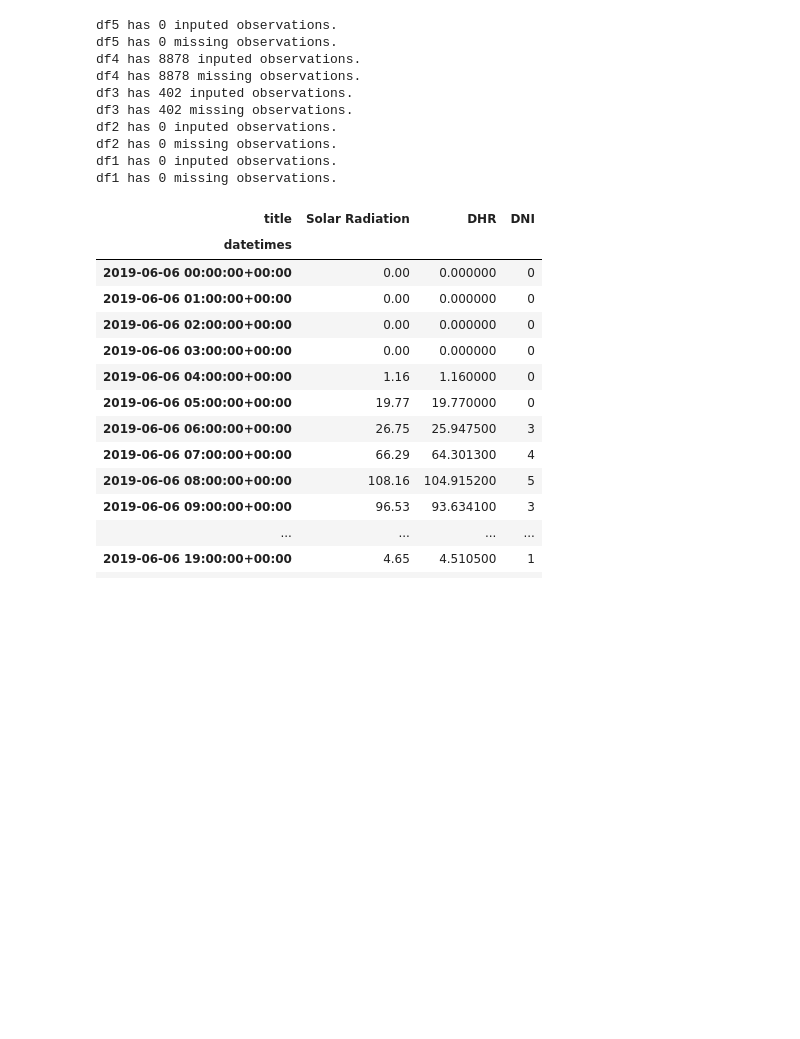
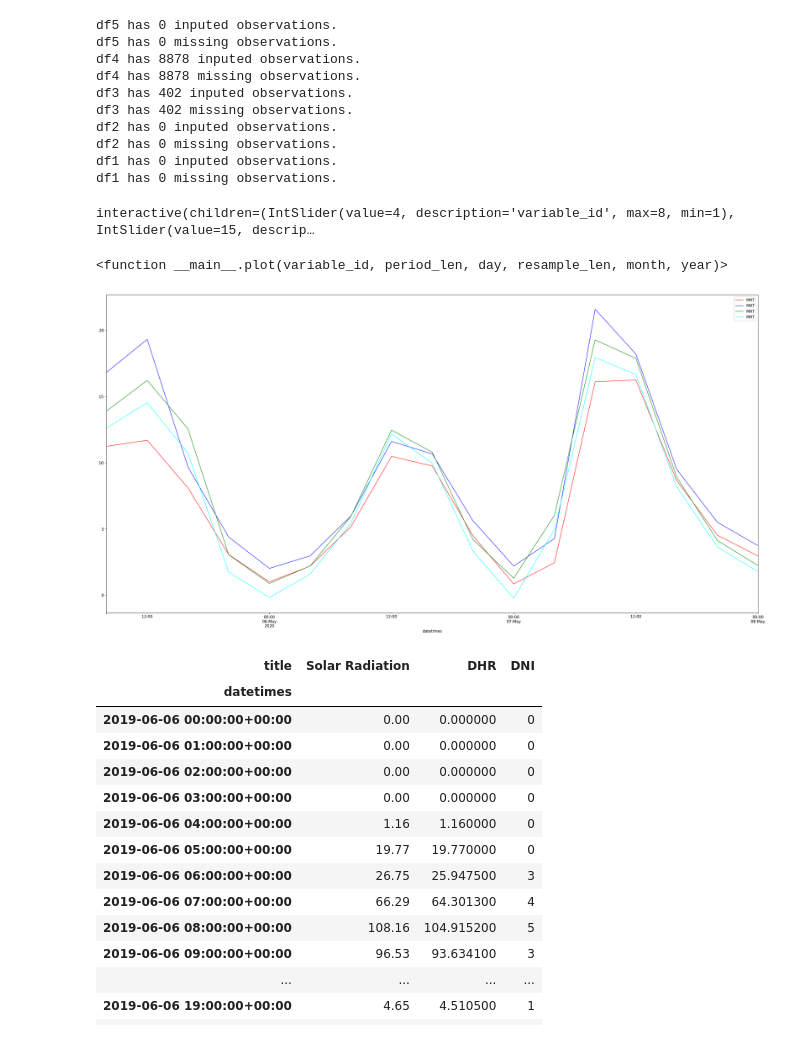
Before and after one commit to kastnerp/CampusMicroclimateAndWeather, a Jupyter notebook: ReadPlot.ipynb, the cells around one changed output. Cells and saved outputs as stored; diff of their text form; code cells hidden in the pictures; blank space fills up the shorter version.

```diff
--- a/ReadPlot.ipynb
+++ b/ReadPlot.ipynb
@@ -193,9 +193,9 @@ S5.to_csv("DL5_Game_Farm_Road_2.csv", index= None)
 # %%
 def plot(variable_id, period_len, day, resample_len, month, year):
 
-    start_time = str(year) + '-' + str(month) + '-' + str(day) + ' 11:00:00+00:00'
-    end_time = str(year) + '-' + str(month) + '-' + str(day + period_len ) + ' 04:00:00+00:00'
-    utc = timezone('UTC')
+    start_time = str(year) + '-' + str(month) + '-' + str(day) + ' 11:00:00'
+    end_time = str(year) + '-' + str(month) + '-' + str(day + period_len ) + ' 04:00:00'
+
 
     df1_ = df1.loc[start_time:end_time]
     df2_ = df2.loc[start_time:end_time]
@@ -361,33 +361,37 @@ def plot(variable_id, period_len, day, resample_len, month, year):
     # Labels
     plt.ylabel(variable, fontname="Consolas", fontsize=26)
     plt.xlabel("Time", fontname="Consolas", fontsize=26)
 
     # Title
     ax.set_title(str(
         start_time.split(' ')[0] + " "
         'to'
         " " + end_time.split(' ')[0] + " " + variable),
                  fontname="Consolas",
                  fontsize=28)
 
 
 # Variable to plot
 # 1 = "MRT °C"
 # 2 = "Temp °C"
 # 3 = "RH"
 # 4 = "Solar Radiation"
 # 5 = "Wind Speed"
 # 6 = "Gust Speed"
 # 7 = "Wind Direction"
 # 8 = "DewPt"
 
 interact(plot,
          variable_id=(1, 8, 1),
          period_len=(1, 30, 1),
          resample_len=(1, 24, 1),
          day=(1, 31, 1),
          month=(1, 12, 1),
          year=(2019, 2021, 1))
+# %% [output]
+interactive(children=(IntSlider(value=4, description='variable_id', max=8, min=1), IntSlider(value=15, descrip…
+<function __main__.plot(variable_id, period_len, day, resample_len, month, year)>
+[figure, added]
 # %%
 # Reindl split test
 from gen_reindl import *
```
Also changed, not shown: parts of 4 cells of this notebook, 3 other files.
